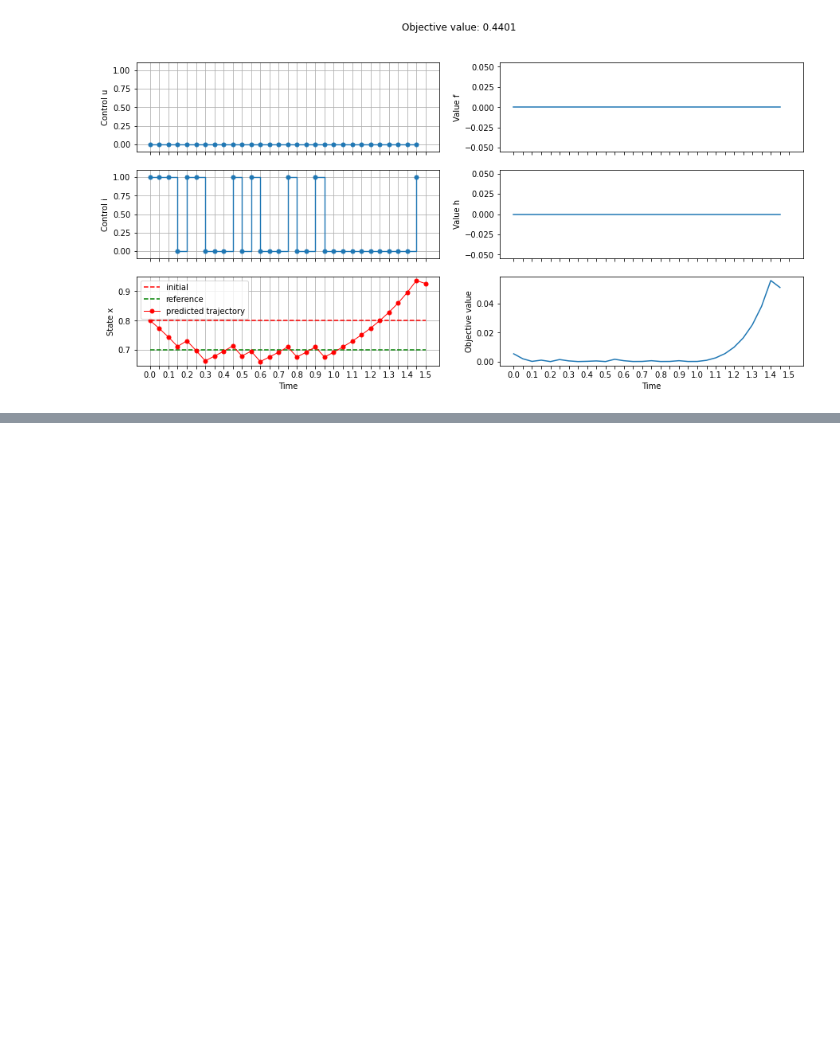
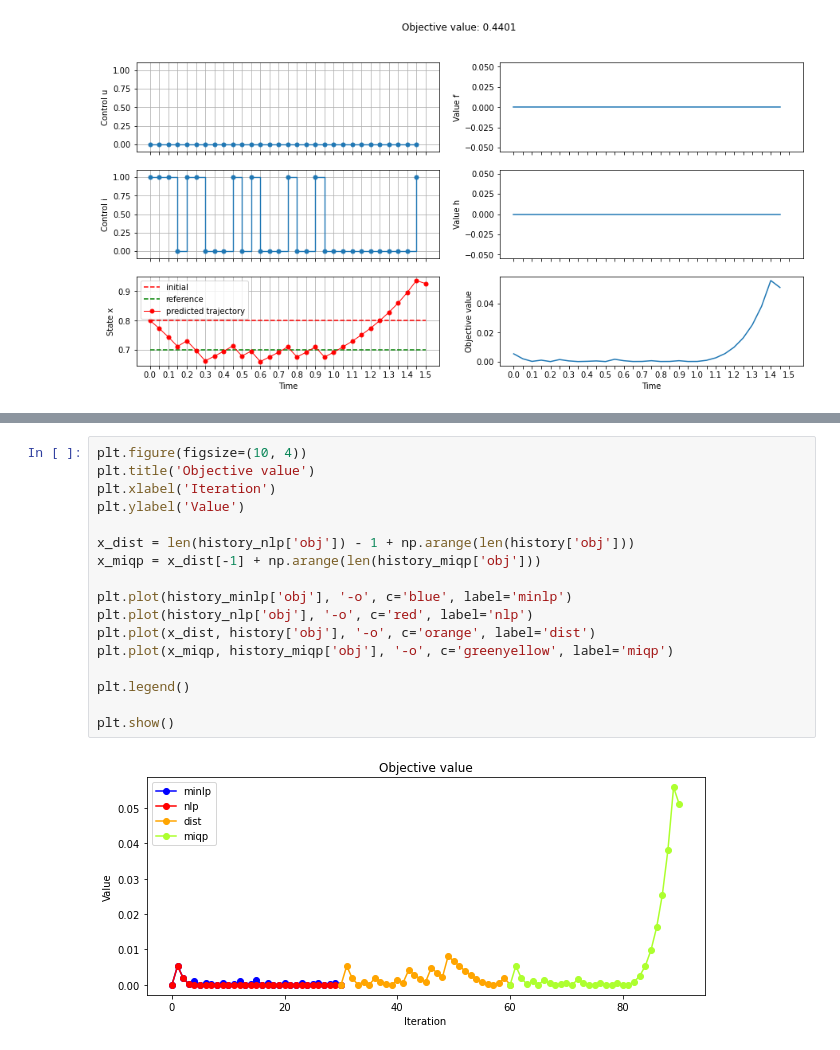
Before and after one commit to anabatsh/Optimal-Control, a Jupyter notebook: MINL Optimal Control.ipynb, the cells around one changed output, grey strips where cells are left out. Saved outputs shown, nothing was run; the diff lists cells and outputs as text; blank space fills up the shorter version.

```diff
--- a/MINL Optimal Control.ipynb
+++ b/MINL Optimal Control.ipynb
@@ -666,0 +681,19 @@ show_results(history_miqp)
+# %%
+plt.figure(figsize=(10, 4))
+plt.title('Objective value')
+plt.xlabel('Iteration')
+plt.ylabel('Value')
+
+x_dist = len(history_nlp['obj']) - 1 + np.arange(len(history['obj']))
+x_miqp = x_dist[-1] + np.arange(len(history_miqp['obj']))
+
+plt.plot(history_minlp['obj'], '-o', c='blue', label='minlp')
+plt.plot(history_nlp['obj'], '-o', c='red', label='nlp')
+plt.plot(x_dist, history['obj'], '-o', c='orange', label='dist')
+plt.plot(x_miqp, history_miqp['obj'], '-o', c='greenyellow', label='miqp')
+
+plt.legend()
+
+plt.show()
+# %% [output]
+[figure, added]
```
Also changed, not shown: parts of 2 cells of this notebook.
